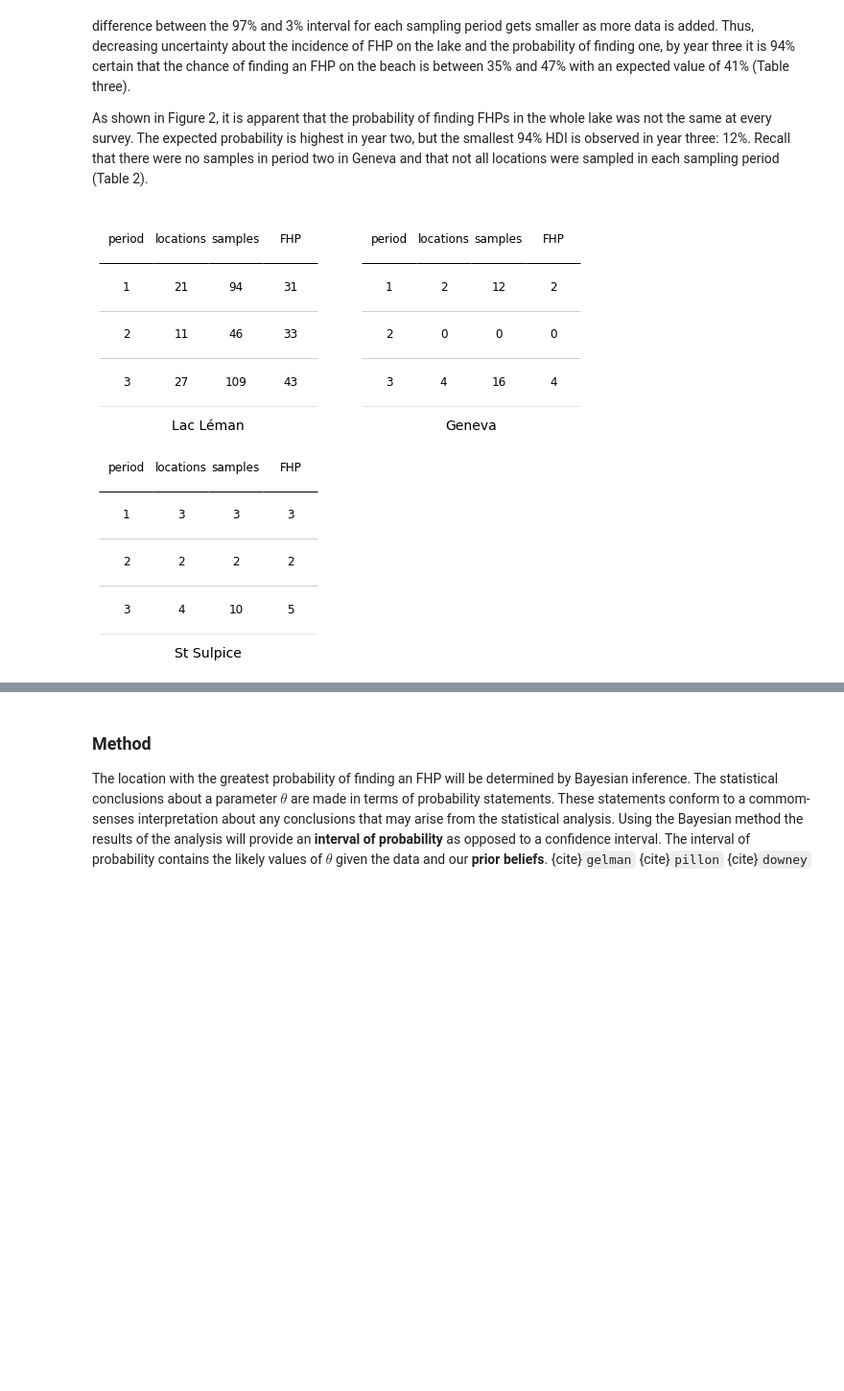
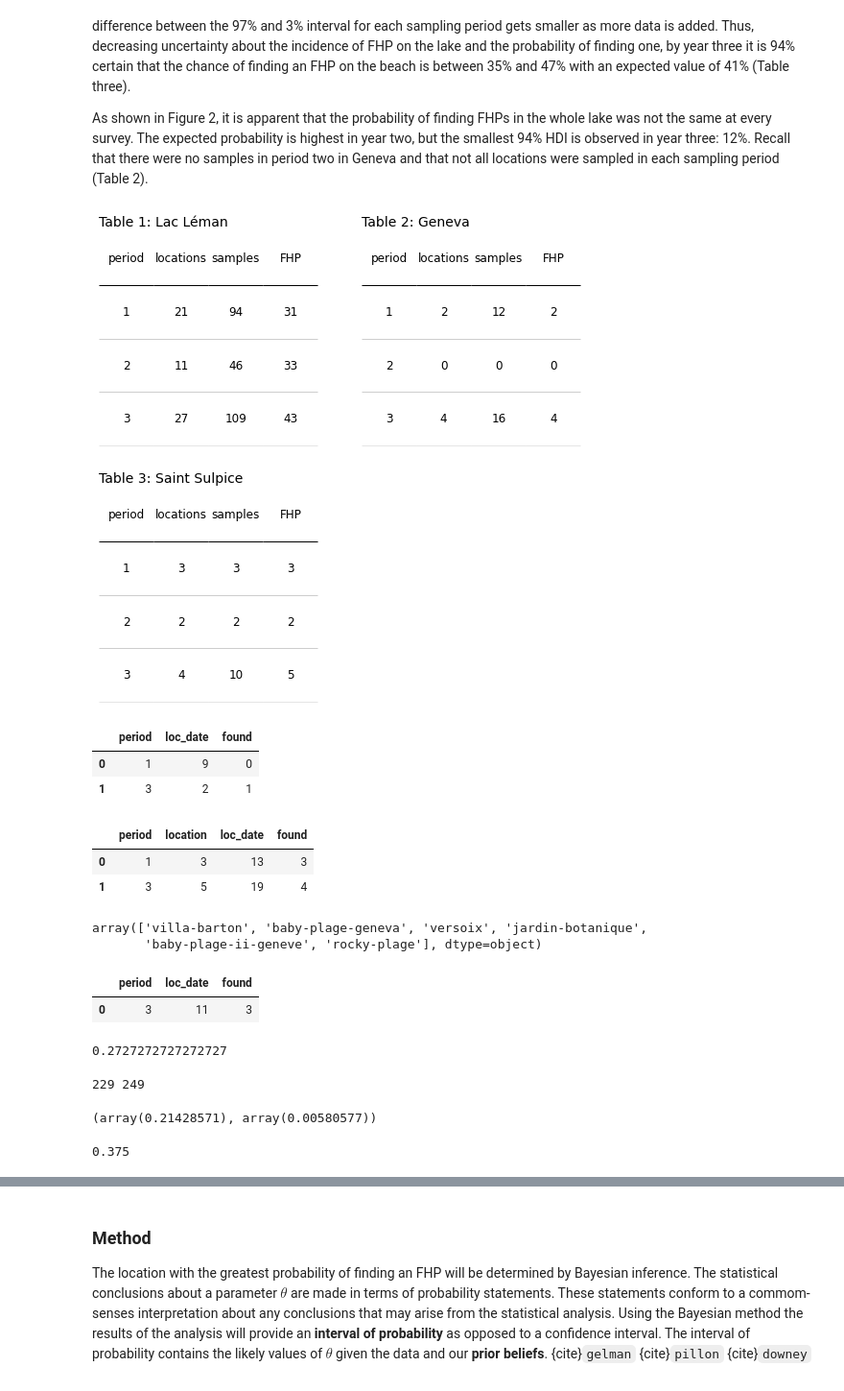
Before and after one commit to hammerdirt-analyst/finding-one-object, a Jupyter notebook: end_period_plastic.ipynb, the cells around one changed output, grey strips where cells are left out. Shown at 96% size. Saved outputs shown, nothing was run; the diff lists cells and outputs as text; code cells hidden in the pictures; blank space fills up the shorter version.

```diff
--- a/end_period_plastic.ipynb
+++ b/end_period_plastic.ipynb
@@ -395,6 +452,6 @@ As shown in Figure 2, it is apparent that the probability of finding FHPs in the
 # %%
 
-fhg_summary["rate"] = fhg_summary.s_pos/fhg_summary["n samples"]
+# fhg_summary["rate"] = fhg_summary.s_pos/fhg_summary["n samples"]
 
 # assign a period to each sample
 ldb['period'] = 1
@@ -409,6 +466,7 @@ just_fhg.loc[(just_fhg.quantity > 0), 'found'] = True
 # count the positive values y for each period and region
 geneva = just_fhg[just_fhg.city.isin(city)]
 sulpice = just_fhg[just_fhg.city.isin(['Saint-Sulpice (VD)'])]
+p_lac = just_fhg[just_fhg.city.isin(plac)]
 
 summary_sulpice = sulpice.groupby('period', as_index=False).agg({'location':'nunique', 'loc_date':'nunique', 'found':'sum'})
 summary_sulpice.rename(columns={'loc_date':'samples','found':'FHP', 'location':'locations'}, inplace=True)
@@ -421,36 +479,64 @@ summary_geneva.rename(columns={'loc_date':'samples','found':'FHP', 'location':'l
 
 #there were  no samples in Geneva durring the second sampling period
 summary_geneva.loc[2] = 2,0, 0, 0
 summary_geneva.sort_values(by='period', inplace=True)
 summary_geneva.reset_index(drop=True, inplace=True)
 
 summary_just_fhg = just_fhg.groupby('period', as_index=False).agg({'location':'nunique', 'loc_date':'nunique', 'found':'sum'})
 summary_just_fhg.rename(columns={'loc_date':'samples','found':'FHP', 'location':'locations'}, inplace=True)
 
-fig, ax = plt.subplots(2,2, figsize=(9,8))
+fig, ax = plt.subplots(2,2, figsize=(9,9))
 
 axone = ax[0,0]
 axtwo= ax[0,1]
 axthree=ax[1,0]
 
 table_one = a_simple_formatted_table(axone,summary_just_fhg.values,colLabels=summary_just_fhg.columns, a_color="black", colWidths=[*[.25]*4], bbox=[0,0,1,1])
 axone = remove_spines(axone)
 axone = remove_ticks(axone)
-axone.set_xlabel("Lac Léman", fontsize=14, labelpad=14)
+# axone.set_xlabel("Lac Léman", fontsize=14, labelpad=14)
+axone.set_title("Table 1: Lac Léman", fontsize=14, loc="left")
 
 table_two = a_simple_formatted_table(axtwo,summary_geneva.values,colLabels=summary_geneva.columns, a_color="black", colWidths=[*[.25]*4], bbox=[0,0,1,1],)
 axtwo = remove_spines(axtwo)
 axtwo = remove_ticks(axtwo)
-axtwo.set_xlabel("Geneva", fontsize=14, labelpad=14)
+#axtwo.set_xlabel("Geneva", fontsize=14, labelpad=14)
+axtwo.set_title("Table 2: Geneva", fontsize=14, loc="left")
 
 table_three = a_simple_formatted_table(axthree,summary_sulpice.values,colLabels=summary_sulpice.columns, a_color="black", colWidths=[*[.25]*4], bbox=[0,0,1,1],)
 axthree = remove_spines(axthree)
 axthree = remove_ticks(axthree)
-axthree.set_xlabel("St Sulpice", fontsize=14, labelpad=14)
-
+# axthree.set_xlabel("St Sulpice", fontsize=14, labelpad=14)
+axthree.set_title("Table 3: Saint Sulpice", fontsize=14, loc="left")
 ax[1,1].axis("off")
 
 
 plt.show()
 # %% [output]
-[figure, old version]
+[figure, new version]
+# %%
+p_lac[p_lac.location == "villa-barton"].groupby('period', as_index=False).agg({'loc_date':'nunique', 'found':'sum'})
+# %% [output]
+|  | period | loc_date | found |
+| 0 | 1 | 9 | 0 |
+| 1 | 3 | 2 | 1 |
+# %%
+p_lac.groupby('period', as_index=False).agg({'location':'nunique', 'loc_date':'nunique', 'found':'sum'})
+# %% [output]
+|  | period | location | loc_date | found |
+| 0 | 1 | 3 | 13 | 3 |
+| 1 | 3 | 5 | 19 | 4 |
+# %%
+p_lac.location.unique()
+# %% [output]
+array(['villa-barton', 'baby-plage-geneva', 'versoix', 'jardin-botanique',
+       'baby-plage-ii-geneve', 'rocky-plage'], dtype=object)
+# %%
+p_lac[p_lac.location == 'baby-plage-geneva'].groupby('period', as_index=False).agg({'loc_date':'nunique', 'found':'sum'})
+# %% [output]
+|  | period | loc_date | found |
+| 0 | 3 | 11 | 3 |
+# %%
+3/11
+# %% [output]
+0.2727272727272727
@@ -456,0 +547,14 @@ plt.show()
+# %%
+g27 = ldb[ldb.code.isin(["G27"])].copy()
+print(g27.fail.sum(), g27.loc_date.nunique())
+# %% [output]
+229 249
+# %%
+a = beta(6, 22)
+beta.stats(6, 22)
+# %% [output]
+(array(0.21428571), array(0.00580577))
+# %%
+15/40
+# %% [output]
+0.375
```
Also changed, not shown: parts of 33 cells of this notebook, 4 other files.
